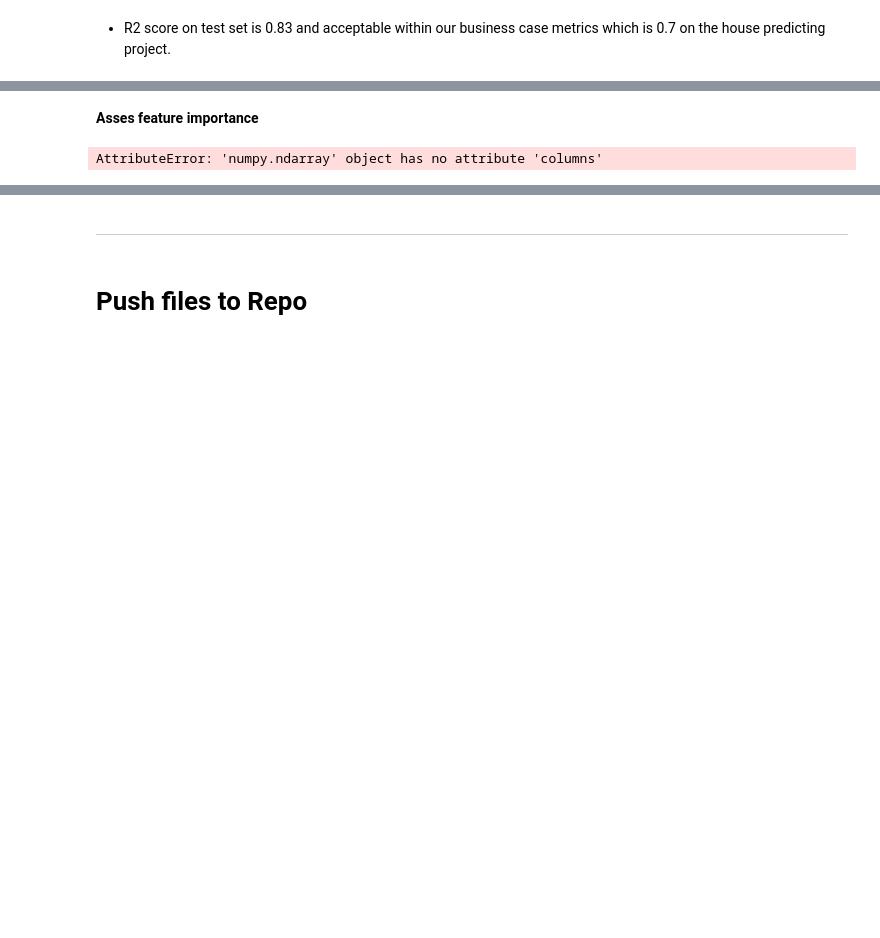
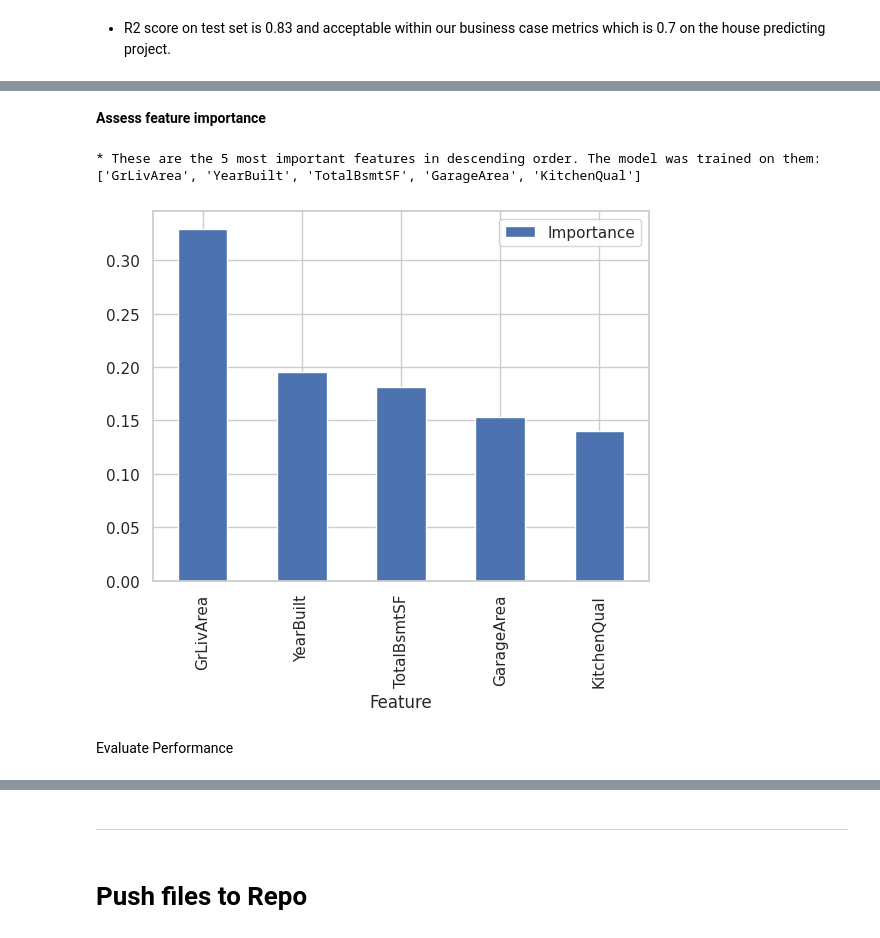
Before and after one commit to williamtyn/heritage-housing-issues, a Jupyter notebook: jupyter_notebooks/Predict Sale Price.ipynb, the cells around one changed output, grey strips where cells are left out. Drawn from its saved outputs; the diff is of its cells as text; code cells hidden in the pictures; blank space fills up the shorter version.

```diff
--- a/jupyter_notebooks/Predict Sale Price.ipynb
+++ b/jupyter_notebooks/Predict Sale Price.ipynb
@@ -418,0 +542,3 @@ Root Mean Squared Error: 33935.619
+# %%
+search = HyperparameterOptimizationSearch(models=models_search, params=params_search)
+search.fit(X_train, y_train, scoring = 'r2', n_jobs=-1, cv=5)
@@ -418,0 +551,3 @@ Root Mean Squared Error: 33935.619
+# %%
+grid_search_summary, grid_search_pipelines = search.score_summary(sort_by='mean_score')
+grid_search_summary
@@ -418,0 +559,3 @@ Root Mean Squared Error: 33935.619
+# %%
+best_model = grid_search_summary.iloc[0,0]
+best_model
@@ -418,0 +566,3 @@ Root Mean Squared Error: 33935.619
+# %%
+absolute_regressor_pipeline = grid_search_pipelines[best_model].best_estimator_
+absolute_regressor_pipeline
@@ -419,36 +577,30 @@ Root Mean Squared Error: 33935.619
 # %% [markdown]
-**Asses feature importance**
+**Assess feature importance**
 # %%
-import matplotlib.pyplot as plt
-import seaborn as sns
-sns.set_style('whitegrid')
+# how many data cleaning and feature engineering does your pipeline have?
+data_cleaning_feat_eng_steps = 1
+columns_after_data_cleaning_feat_eng = (Pipeline(absolute_regressor_pipeline.steps[:data_cleaning_feat_eng_steps])
+                                        .transform(X_train)
+                                        .columns)
 
-
-# number of data cleaning and feature engineering in pipeline
-data_cleaning_feat_eng_steps = 6
-columns_after_data_cleaning_feat_eng = ((Pipeline(pipeline_regressor
-                                        .steps[:data_cleaning_feat_eng_steps])
-                                        .transform(X_train)
-                                        .columns))
-
-best_features = (columns_after_data_cleaning_feat_eng[pipeline_regressor
-                 ['feat_selection'].get_support()].to_list())
+best_features = columns_after_data_cleaning_feat_eng
 
 # create DataFrame to display feature importance
 df_feature_importance = (pd.DataFrame(data={
-          'Feature': (columns_after_data_cleaning_feat_eng
-                      [pipeline_regressor['feat_selection'].get_support()]),
-          'Importance': pipeline_regressor['model'].feature_importances_})
-  .sort_values(by='Importance', ascending=False)
-  )
+    'Feature': columns_after_data_cleaning_feat_eng,
+    'Importance': absolute_regressor_pipeline['model'].feature_importances_})
+    .sort_values(by='Importance', ascending=False)
+)
 
 # Most important features statement and plot
-print(f"* These are the {len(best_features)} most important features in" +
-      f"descending order. "
-      f"The model was trained on them:" +
-      f"\n{df_feature_importance['Feature'].to_list()}")
+print(f"* These are the {len(best_features)} most important features in descending order. "
+      f"The model was trained on them: \n{df_feature_importance['Feature'].to_list()}")
 
 df_feature_importance.plot(kind='bar', x='Feature', y='Importance')
 plt.show()
 # %% [output]
-AttributeError: 'numpy.ndarray' object has no attribute 'columns'
+* These are the 5 most important features in descending order. The model was trained on them:
+['GrLivArea', 'YearBuilt', 'TotalBsmtSF', 'GarageArea', 'KitchenQual']
+[figure, added]
+# %% [markdown]
+Evaluate Performance
```
Also changed, not shown: parts of 56 cells of this notebook, 6 other files.
